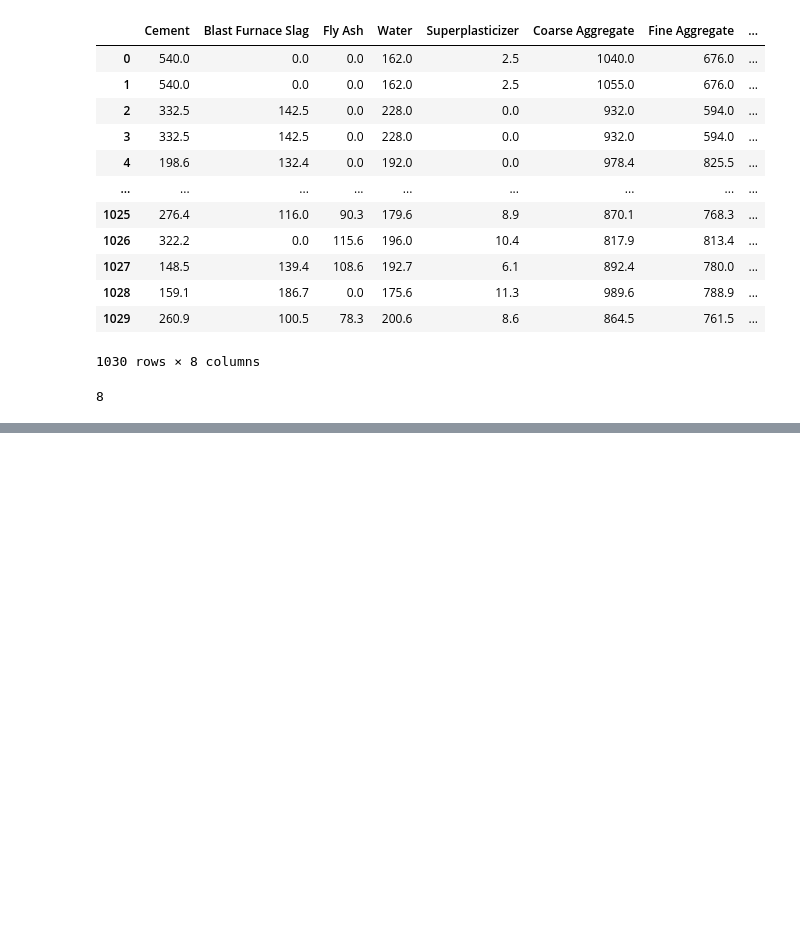
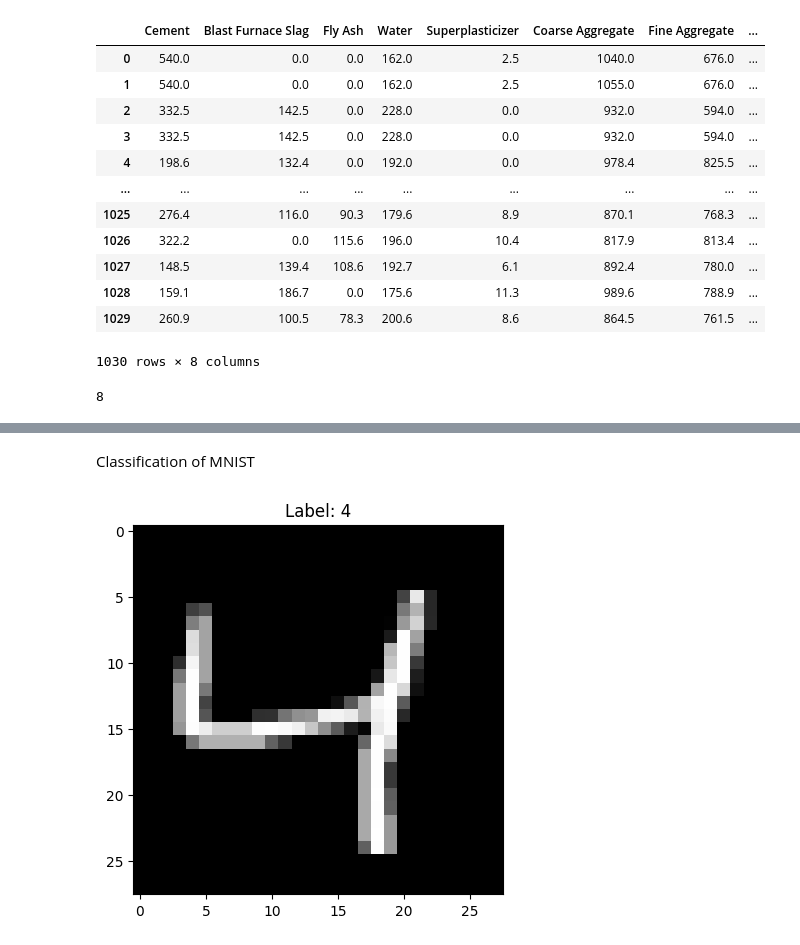
Before and after one commit to Innovatewithapple/keras, a Jupyter notebook: keras.ipynb, the cells around one changed output, grey strips where cells are left out. Cells and saved outputs as stored; diff of their text form; code cells hidden in the pictures; blank space fills up the shorter version.

```diff
--- a/keras.ipynb
+++ b/keras.ipynb
@@ -139,0 +141,12 @@ RMSE:  11.33176613982236
+# %% [markdown]
+Classification of MNIST
+# %%
+#Load data
+(x_train,y_train),(x_test,y_test) = mnist.load_data()
+# %%
+#Vizualise Sample
+plt.imshow(x_train[2],cmap='grey')
+plt.title(f"Label: {y_train[2]}")
+plt.show()
+# %% [output]
+[figure, added]
```
Also changed, not shown: parts of 6 cells of this notebook.
